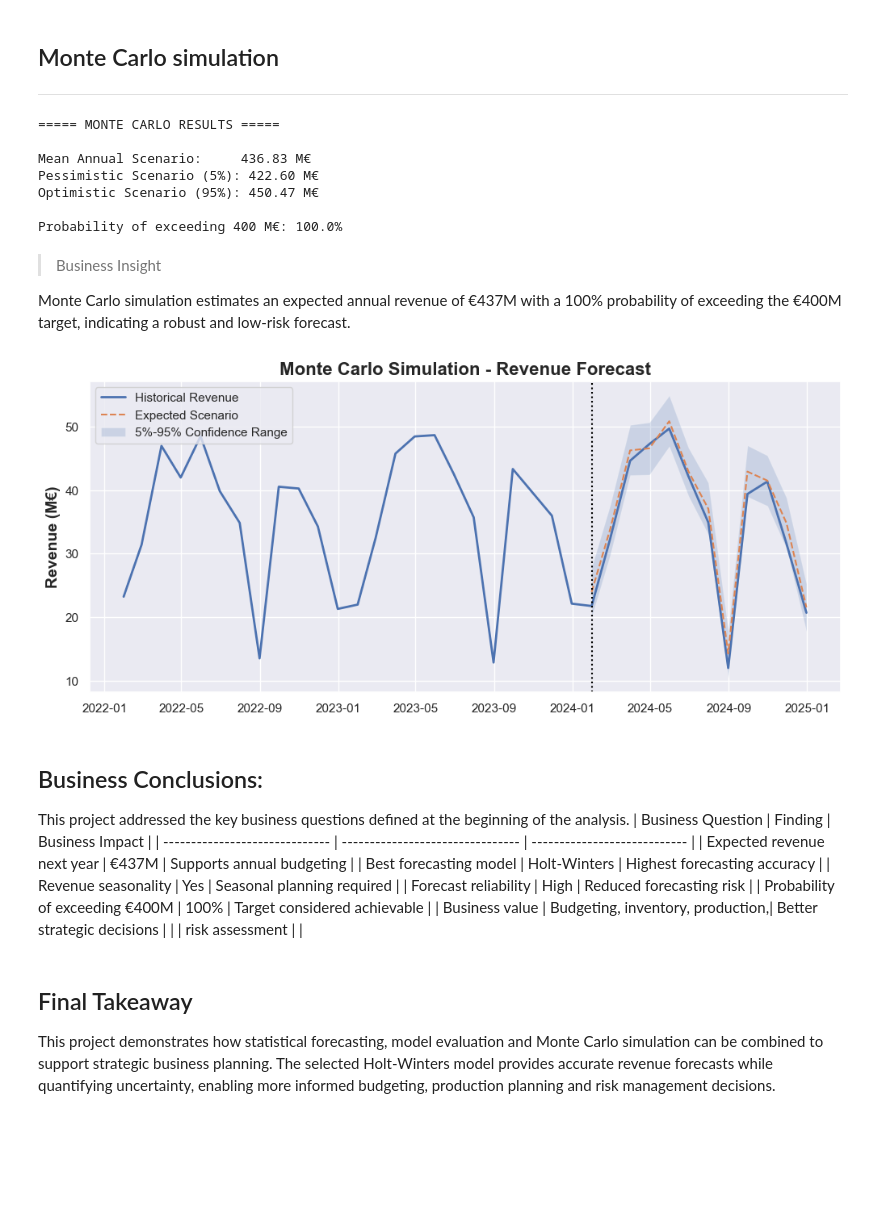
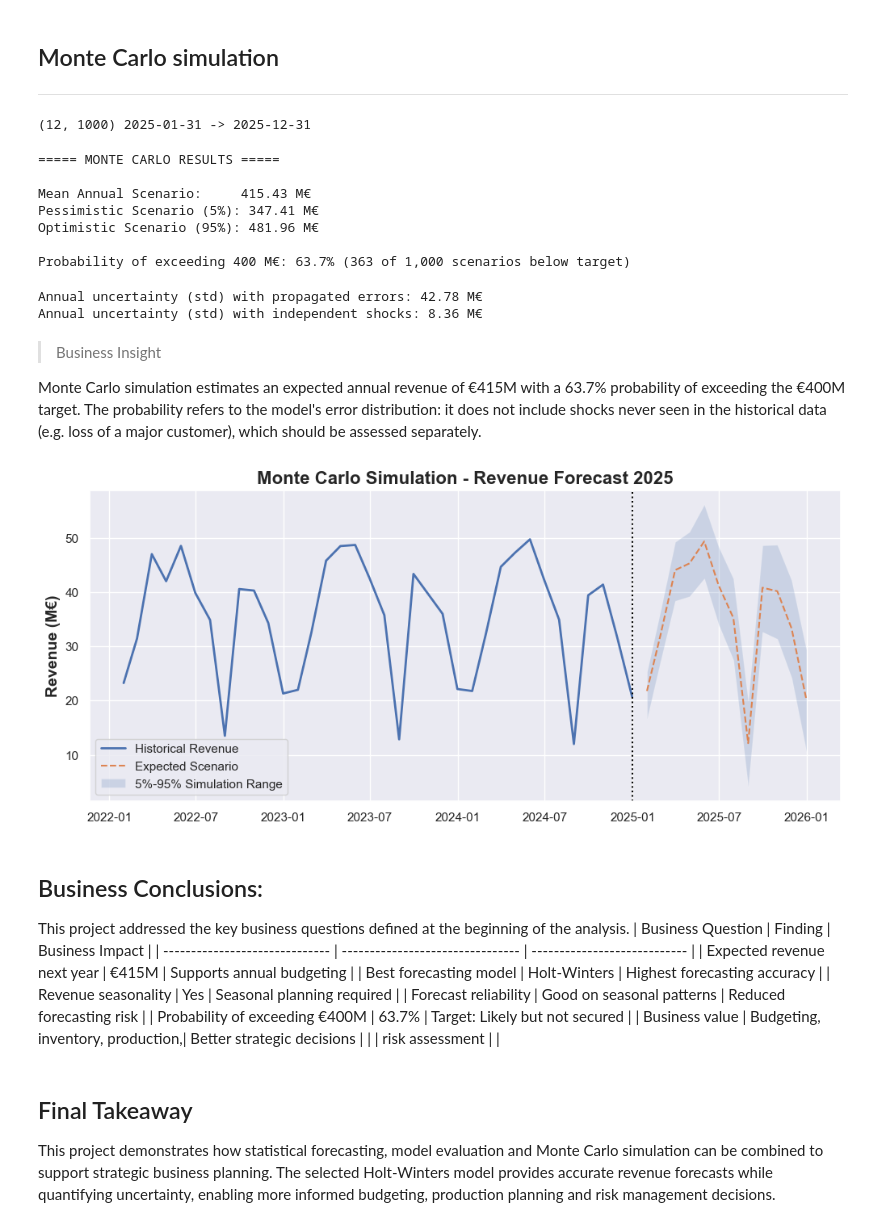
Before and after one commit to ericacorra-data/revenue-forecasting-business-case, a Jupyter notebook: business_revenue_forecasting.ipynb, the cells around one changed output. Drawn from its saved outputs; the diff is of its cells as text; code cells hidden in the pictures; blank space fills up the shorter version.

```diff
--- a/business_revenue_forecasting.ipynb
+++ b/business_revenue_forecasting.ipynb
@@ -191,6 +199,7 @@ No duplicate records were removed because duplicate observations represent less
 ---
 # %%
 # Create a time-series structure by using dates as the index and ordering records chronologically
-vendite = vendite.set_index("data")
-vendite = vendite.sort_index()
+vendite = vendite.set_index("data").sort_index()
+# Resample transaction data by month-end and calculate total monthly revenue for time-series analysis
 monthly_revenue = vendite["fatturato"].resample("ME").sum()
+print(f"Period: {monthly_revenue.index.min():%b %Y} – {monthly_revenue.index.max():%b %Y} ({len(monthly_revenue)} months)")
@@ -197,5 +207,0 @@ monthly_revenue = vendite["fatturato"].resample("ME").sum()
-# %%
-# Resample transaction data by month-end and calculate total monthly revenue for time-series analysis
-monthly_revenue = vendite["fatturato"].resample("ME").sum()
-#print("\nMonthly revenue (last 5 months):")
-#print(monthly_revenue.tail() /1_000_000)
@@ -712,14 +729,20 @@ To quantify forecast uncertainty, residuals from the Holt-Winters model were ana
 # Define simulation parameters
 n_simulations = 1000
 forecast_horizon = 12
-# Use Holt-Winters forecasts as the baseline scenario
-base_forecast = pred_test_HW.values
-# Create a matrix to store simulated revenue paths
-simulations = np.zeros((forecast_horizon, n_simulations))
-# Generate Monte Carlo scenarios by adding random shocks  based on the historical residual standard deviation
-for i in range(n_simulations):
-    random_shock = np.random.normal(0, resid_std, forecast_horizon)
-    simulations[:, i] = base_forecast + random_shock
+# Simulate 1,000 future paths from the fitted Holt-Winters model
+sim_df = fit_HW.simulate(
+    nsimulations=forecast_horizon,
+    repetitions=n_simulations,
+    anchor="end",
+    error="add",
+    random_errors="bootstrap",
+    random_state=RANDOM_SEED,
+)
+simulations = sim_df.to_numpy()          # shape: (12 months, 1000 scenarios)
+mc_index = forecast_esponenziale.index
+print(simulations.shape, mc_index.min().date(), "->", mc_index.max().date())
+# %% [output]
+(12, 1000) 2025-01-31 -> 2025-12-31
 # %%
 # Calculate key Monte Carlo forecast scenarios
 # Average expected revenue across all simulations
@@ -728,8 +751,6 @@ mean_scenario = simulations.mean(axis=1)
 pessimistic_scenario = np.percentile(simulations, 5, axis=1)
 # Optimistic scenario (95th percentile)
 optimistic_scenario = np.percentile(simulations, 95, axis=1)
-# Use forecast dates as the time index
-mc_index = pred_test_HW.index
 
 # Convert scenarios into time-indexed series
 mean_series = pd.Series(mean_scenario, index=mc_index)
@@ -750,25 +771,34 @@ print("Optimistic Scenario (95%): {:.2f} M€".format(p95_annual / 1_000_000))
 
 # Define the annual revenue target
 threshold = 400_000_000
-# Estimate the probability of exceeding the target
-prob_above = np.mean(annual_totals > threshold) * 100
+n_below = int((annual_totals <= threshold).sum())
+prob_above = 100 * (1 - n_below / n_simulations)
 
-print("\nProbability of exceeding {:.0f} M€: {:.1f}%".format(
-    threshold / 1_000_000,
-    prob_above
-))
+if n_below == 0:
+    prob_text = f"> {100 * (1 - 1 / n_simulations):.1f}% (0 of {n_simulations:,} scenarios below target)"
+else:
+    prob_text = f"{prob_above:.1f}% ({n_below} of {n_simulations:,} scenarios below target)"
+print(f"\nProbability of exceeding {threshold / 1_000_000:.0f} M€: {prob_text}")
 # %% [output]
 ===== MONTE CARLO RESULTS =====
 
-Mean Annual Scenario:     436.83 M€
-Pessimistic Scenario (5%): 422.60 M€
-Optimistic Scenario (95%): 450.47 M€
+Mean Annual Scenario:     415.43 M€
+Pessimistic Scenario (5%): 347.41 M€
+Optimistic Scenario (95%): 481.96 M€
 
-Probability of exceeding 400 M€: 100.0%
+Probability of exceeding 400 M€: 63.7% (363 of 1,000 scenarios below target)
+# %%
+sd_propagated = annual_totals.std()
+sd_independent = resid_std * np.sqrt(forecast_horizon)   # annual spread if monthly errors were independent
+print(f"Annual uncertainty (std) with propagated errors: {sd_propagated / 1_000_000:.2f} M€")
+print(f"Annual uncertainty (std) with independent shocks: {sd_independent / 1_000_000:.2f} M€")
+# %% [output]
+Annual uncertainty (std) with propagated errors: 42.78 M€
+Annual uncertainty (std) with independent shocks: 8.36 M€
 # %% [markdown]
 >  Business Insight
 
-Monte Carlo simulation estimates an expected annual revenue of €437M with a 100% probability of exceeding the €400M target, indicating a robust and low-risk forecast.
+Monte Carlo simulation estimates an expected annual revenue of €415M with a 63.7% probability of exceeding the €400M target. The probability refers to the model's error distribution: it does not include shocks never seen in the historical data (e.g. loss of a major customer), which should be assessed separately.
 # %%
 # Select the most recent 36 months of historical revenue
 last_months = 36
@@ -781,47 +811,47 @@ plt.plot(storico_recent.index,
          storico_recent / 1_000_000,
          label="Historical Revenue",
          linewidth=2)
 
 # Expected scenario from Monte Carlo simulation
 plt.plot(mean_series.index,
          mean_series / 1_000_000,
          linestyle="--",
          label="Expected Scenario")
 
 # Forecast uncertainty range (5th–95th percentile)
 plt.fill_between(mc_index,
                  pess_series / 1_000_000,
                  opt_series / 1_000_000,
                  alpha=0.2,
-                 label="5%-95% Confidence Range")
+                 label="5%-95% Simulation Range")
 # Mark the transition between historical and forecast periods
-plt.axvline(mean_series.index[0],
+plt.axvline(monthly_revenue.index[-1],
             linestyle=":",
             color="black")
 
-plt.title("Monte Carlo Simulation - Revenue Forecast",fontsize=16, fontweight="bold")
+plt.title("Monte Carlo Simulation - Revenue Forecast 2025",fontsize=16, fontweight="bold")
 plt.ylabel("Revenue (M€)",fontsize=14, fontweight="bold")
 plt.legend()
 plt.grid(True)
 plt.savefig(
     "revenue_monte_carlo.png",
     dpi=300,
     facecolor="white",
     bbox_inches="tight"
 )
 plt.show()
 # %% [output]
-[figure, old version]
+[figure, new version]
 # %% [markdown]
 ## Business Conclusions:
 This project addressed the key business questions defined at the beginning of the analysis.
 | Business Question              | Finding                          | Business Impact              |
 | ------------------------------ | -------------------------------- | ---------------------------- |
-| Expected revenue next year     | €437M                            | Supports annual budgeting    |
+| Expected revenue next year     | €415M                            | Supports annual budgeting    |
 | Best forecasting model         | Holt-Winters                     | Highest forecasting accuracy |
 | Revenue seasonality            | Yes                              | Seasonal planning required   |
-| Forecast reliability           | High                             | Reduced forecasting risk     |
-| Probability of exceeding €400M | 100%                             | Target considered achievable |
+| Forecast reliability           | Good on seasonal patterns        | Reduced forecasting risk     |
+| Probability of exceeding €400M | 63.7%                            | Target: Likely but not secured |
 | Business value                 | Budgeting, inventory, production,| Better strategic decisions   |
 |                                | risk assessment                  |                              |
 # %% [markdown]
```
Also changed, not shown: parts of 14 cells of this notebook.
